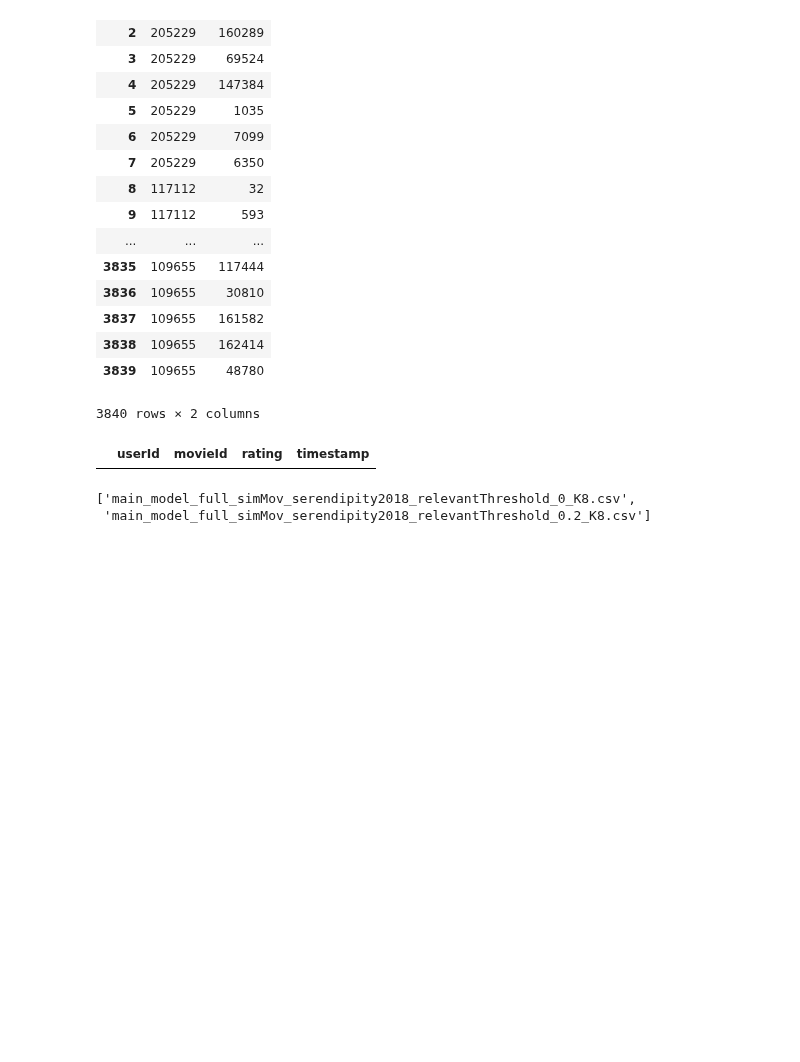
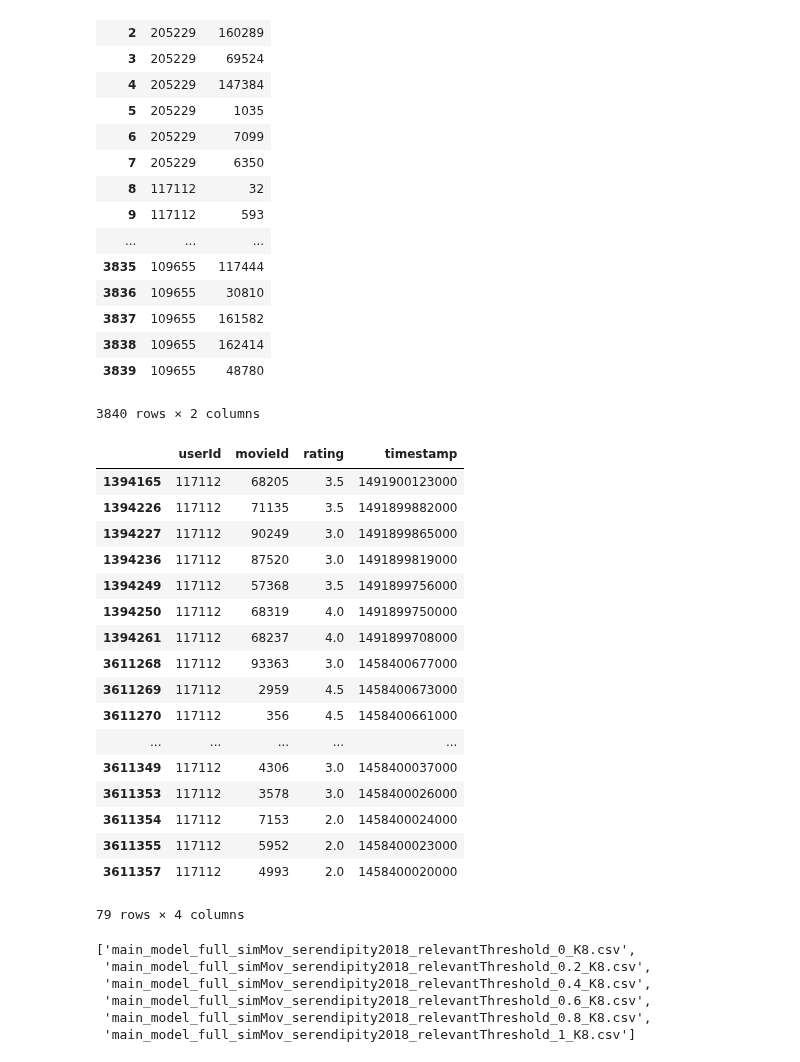
Before and after one commit to aniruddhakal/Recommending-Diverse-And-Serendipitous-Movies-using-Tag-Genome, a Jupyter notebook: ipython_notebooks/SerendipityImpl/Serendipity_Evaluation_Serendipity-sac2018.ipynb, the cells around one changed output. Saved outputs shown, nothing was run; the diff lists cells and outputs as text; code cells hidden in the pictures; blank space fills up the shorter version.

```diff
--- a/ipython_notebooks/SerendipityImpl/Serendipity_Evaluation_Serendipity-sac2018.ipynb
+++ b/ipython_notebooks/SerendipityImpl/Serendipity_Evaluation_Serendipity-sac2018.ipynb
@@ -7,7 +7,7 @@ data_base_dir = '../../../datasets/Movielens/'
 data_dir2 = data_base_dir + 'Movielens Latest/ml-latest/'
 data_dir = data_base_dir + 'serendipity-sac2018/'
 
-output_dir = data_dir + 'output3/'
+output_dir = data_dir + 'output4/'
 
 answers = data_dir + 'answers.csv'
 recommendations = data_dir + 'recommendations.csv'
@@ -35,7 +35,13 @@ count_df = answers_df.groupby('userId').count()
 count_df[count_df['movieId'] == 5]
 all_user_ids.extend(count_df[count_df['movieId'] == 5].index.values.tolist())
 all_user_ids = np.unique(np.array(all_user_ids))
-all_user_ids.size
+
+all_movie_ids = ratings_df['movieId'].unique()
+
+cut_recommendations = recommendations_df[recommendations_df['movieId'].isin(all_movie_ids)]
+count_df = cut_recommendations.groupby('userId').count()
+# count_df.describe()
+all_user_ids = count_df[count_df['movieId'] == 8].index.values
 
 genome_scores_df = pd.read_csv(genome_scores).pivot(index='movieId', columns='tagId', values='relevance')
 
@@ -215,10 +221,29 @@ recommendations_df
 | 3838 | 109655 | 162414 |
 | 3839 | 109655 | 48780 |
 3840 rows × 2 columns
-# %%
-ratings_df[ratings_df['movieId'] == 1608]
-# %% [output]
-|  | userId | movieId | rating | timestamp |
+# %%
+# ratings_df[ratings_df['movieId'] == 1608]
+# ratings_df[ratings_df['movieId'] == 117112]
+ratings_df[ratings_df['userId'] == 117112]
+# %% [output]
+|  | userId | movieId | rating | timestamp |
+| 1394165 | 117112 | 68205 | 3.5 | 1491900123000 |
+| 1394226 | 117112 | 71135 | 3.5 | 1491899882000 |
+| 1394227 | 117112 | 90249 | 3.0 | 1491899865000 |
+| 1394236 | 117112 | 87520 | 3.0 | 1491899819000 |
+| 1394249 | 117112 | 57368 | 3.5 | 1491899756000 |
+| 1394250 | 117112 | 68319 | 4.0 | 1491899750000 |
+| 1394261 | 117112 | 68237 | 4.0 | 1491899708000 |
+| 3611268 | 117112 | 93363 | 3.0 | 1458400677000 |
+| 3611269 | 117112 | 2959 | 4.5 | 1458400673000 |
+| 3611270 | 117112 | 356 | 4.5 | 1458400661000 |
+| ... | ... | ... | ... | ... |
+| 3611349 | 117112 | 4306 | 3.0 | 1458400037000 |
+| 3611353 | 117112 | 3578 | 3.0 | 1458400026000 |
+| 3611354 | 117112 | 7153 | 2.0 | 1458400024000 |
+| 3611355 | 117112 | 5952 | 2.0 | 1458400023000 |
+| 3611357 | 117112 | 4993 | 2.0 | 1458400020000 |
+79 rows × 4 columns
 # %%
 recommendations_dir = '../../generated_data/final_recommendations/'
 baseline = recommendations_dir + 'Baseline Recommendations/'
@@ -231,11 +256,11 @@ label = '_simMov_serendipity2018_relevantThreshold_'
 finish_label = '_K' + str(K_Neighbours) + '.csv'
 
 relevant_movies_thresholds = [0, 0.2, 0.4, 0.6, 0.8, 1]
-relevant_movies_thresholds = [0, 0.2]
+# relevant_movies_thresholds = [0, 0.2]
 
 cb_recommendations_file_names = list()
 
-models = ['main_full_mov0', 'main_full_mov0.2']
+models = ['main_full_mov0', 'main_full_mov0.2', 'main_full_mov0.4', 'main_full_mov0.6', 'main_full_mov1']
 
 types_under_test = ['full', 'lemmatized']
 types_under_test = ['full']
@@ -248,7 +273,11 @@ for vec_type in types_under_test:
 cb_recommendations_file_names
 # %% [output]
 ['main_model_full_simMov_serendipity2018_relevantThreshold_0_K8.csv',
- 'main_model_full_simMov_serendipity2018_relevantThreshold_0.2_K8.csv']
+ 'main_model_full_simMov_serendipity2018_relevantThreshold_0.2_K8.csv',
+ 'main_model_full_simMov_serendipity2018_relevantThreshold_0.4_K8.csv',
+ 'main_model_full_simMov_serendipity2018_relevantThreshold_0.6_K8.csv',
+ 'main_model_full_simMov_serendipity2018_relevantThreshold_0.8_K8.csv',
+ 'main_model_full_simMov_serendipity2018_relevantThreshold_1_K8.csv']
 # %%
 # load all recommendations
 cb_recommendations_dfs = list()
```
Also changed, not shown: parts of 5 cells of this notebook, 11 other files.
